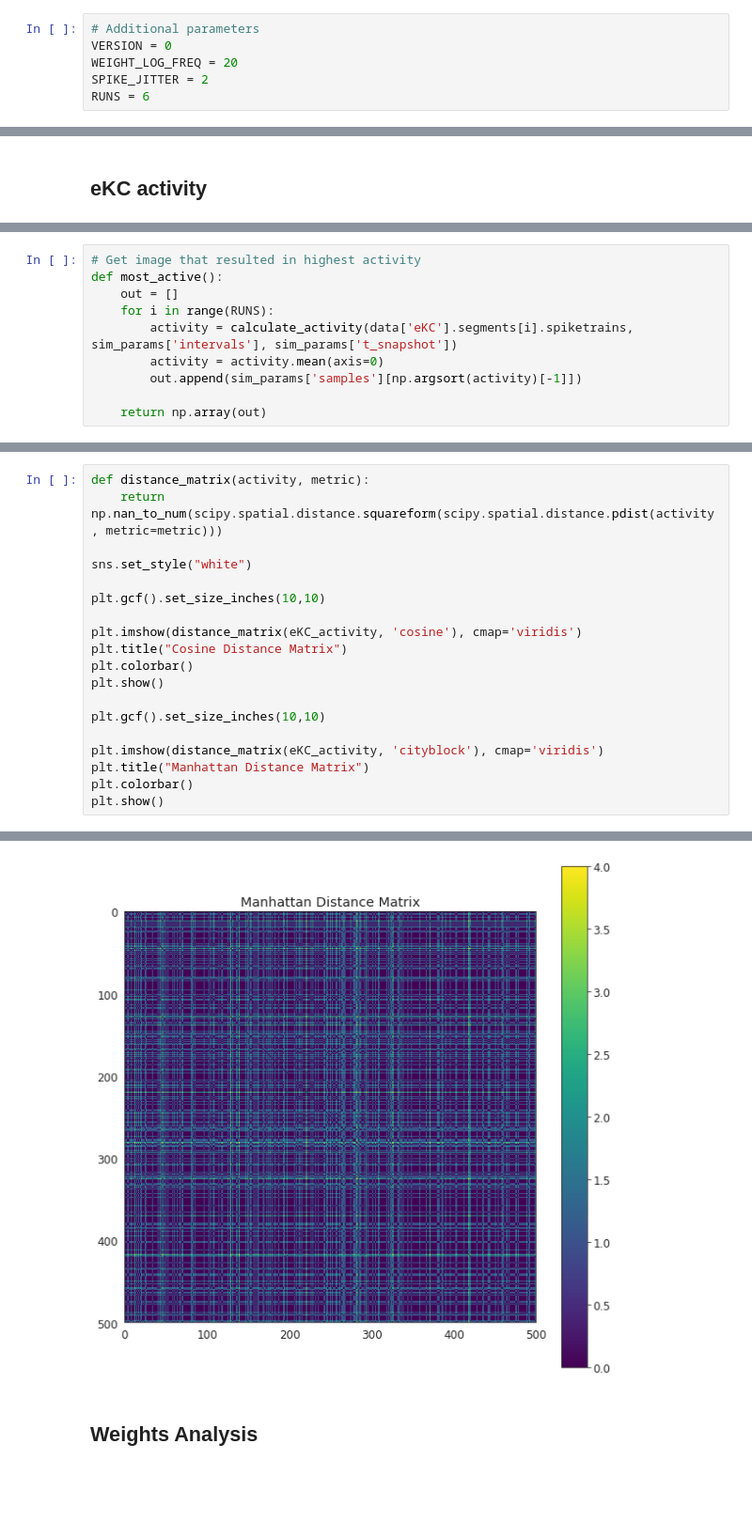
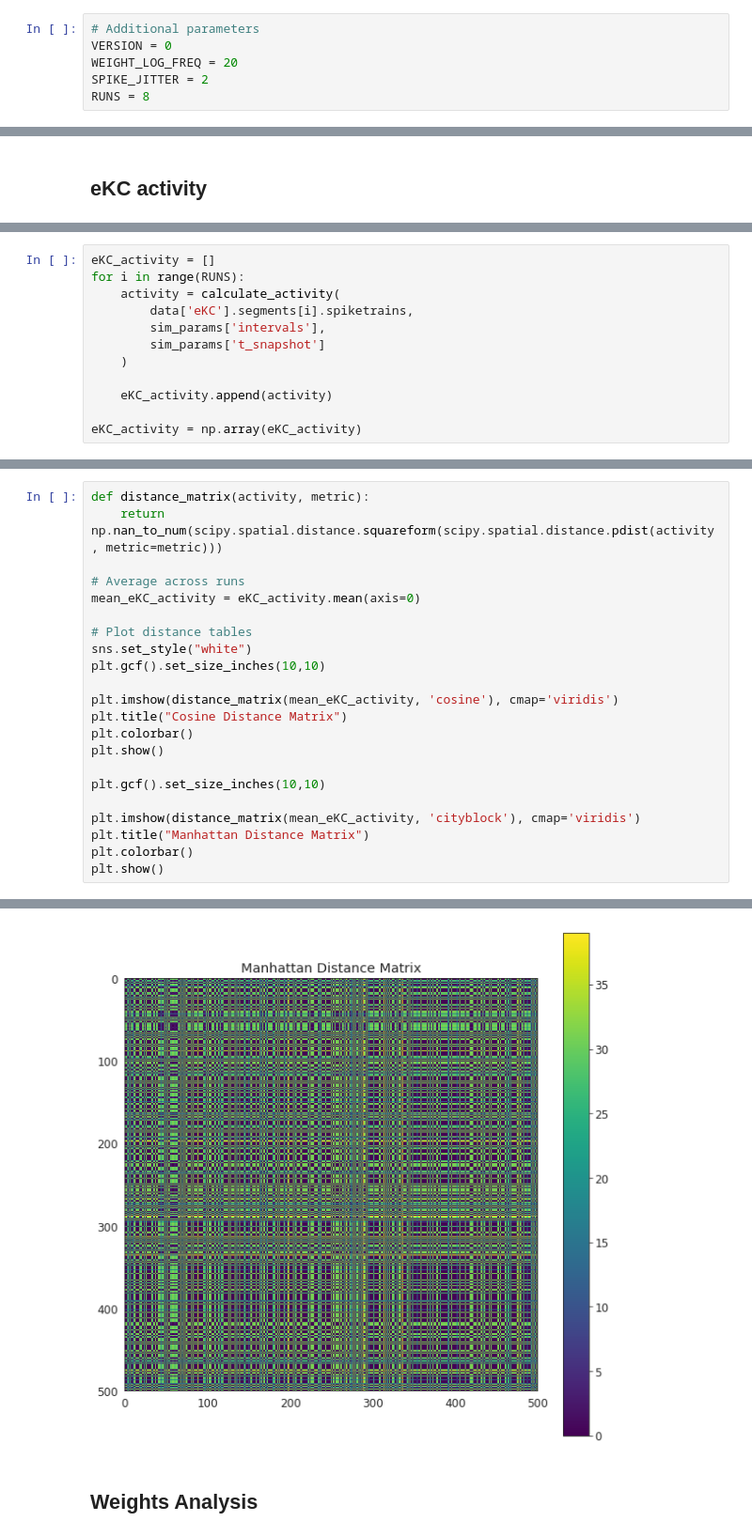
Before and after one commit to bikeboi/jra-project, a Jupyter notebook: experiment_1.ipynb, the cells around one changed output, grey strips where cells are left out. Shown at 94% size. Saved outputs shown, nothing was run; the diff lists cells and outputs as text; blank space fills up the shorter version.

```diff
--- a/experiment_1.ipynb
+++ b/experiment_1.ipynb
@@ -105,7 +105,7 @@ Sparsity Ratio per-class: [0.92160494 0.93374486]
 VERSION = 0
 WEIGHT_LOG_FREQ = 20
 SPIKE_JITTER = 2
-RUNS = 6
+RUNS = 8
 # %%
 run(
     inputs,
@@ -175,10 +169,12 @@ iKC_activity = calculate_activity(iKC_spiketrains, sim_params['intervals'], sim_
 # %%
-# Get image that resulted in highest activity
-def most_active():
-    out = []
-    for i in range(RUNS):
-        activity = calculate_activity(data['eKC'].segments[i].spiketrains, sim_params['intervals'], sim_params['t_snapshot'])
-        activity = activity.mean(axis=0)
-        out.append(sim_params['samples'][np.argsort(activity)[-1]])
+eKC_activity = []
+for i in range(RUNS):
+    activity = calculate_activity(
+        data['eKC'].segments[i].spiketrains,
+        sim_params['intervals'],
+        sim_params['t_snapshot']
+    )
 
-    return np.array(out)
+    eKC_activity.append(activity)
+
+eKC_activity = np.array(eKC_activity)
@@ -197,18 +204,21 @@ for ax,img in zip(axes,active_imgs):
 def distance_matrix(activity, metric):
     return np.nan_to_num(scipy.spatial.distance.squareform(scipy.spatial.distance.pdist(activity, metric=metric)))
 
+# Average across runs
+mean_eKC_activity = eKC_activity.mean(axis=0)
+
+# Plot distance tables
 sns.set_style("white")
-
 plt.gcf().set_size_inches(10,10)
 
-plt.imshow(distance_matrix(eKC_activity, 'cosine'), cmap='viridis')
+plt.imshow(distance_matrix(mean_eKC_activity, 'cosine'), cmap='viridis')
 plt.title("Cosine Distance Matrix")
 plt.colorbar()
 plt.show()
 
 plt.gcf().set_size_inches(10,10)
 
-plt.imshow(distance_matrix(eKC_activity, 'cityblock'), cmap='viridis')
+plt.imshow(distance_matrix(mean_eKC_activity, 'cityblock'), cmap='viridis')
 plt.title("Manhattan Distance Matrix")
 plt.colorbar()
 plt.show()
@@ -217,3 +227,3 @@ plt.show()
-[figure, old version]
+[figure, new version]
 # %% [markdown]
 ## Weights Analysis
```
Also changed, not shown: parts of 12 cells of this notebook, 4 other files.
